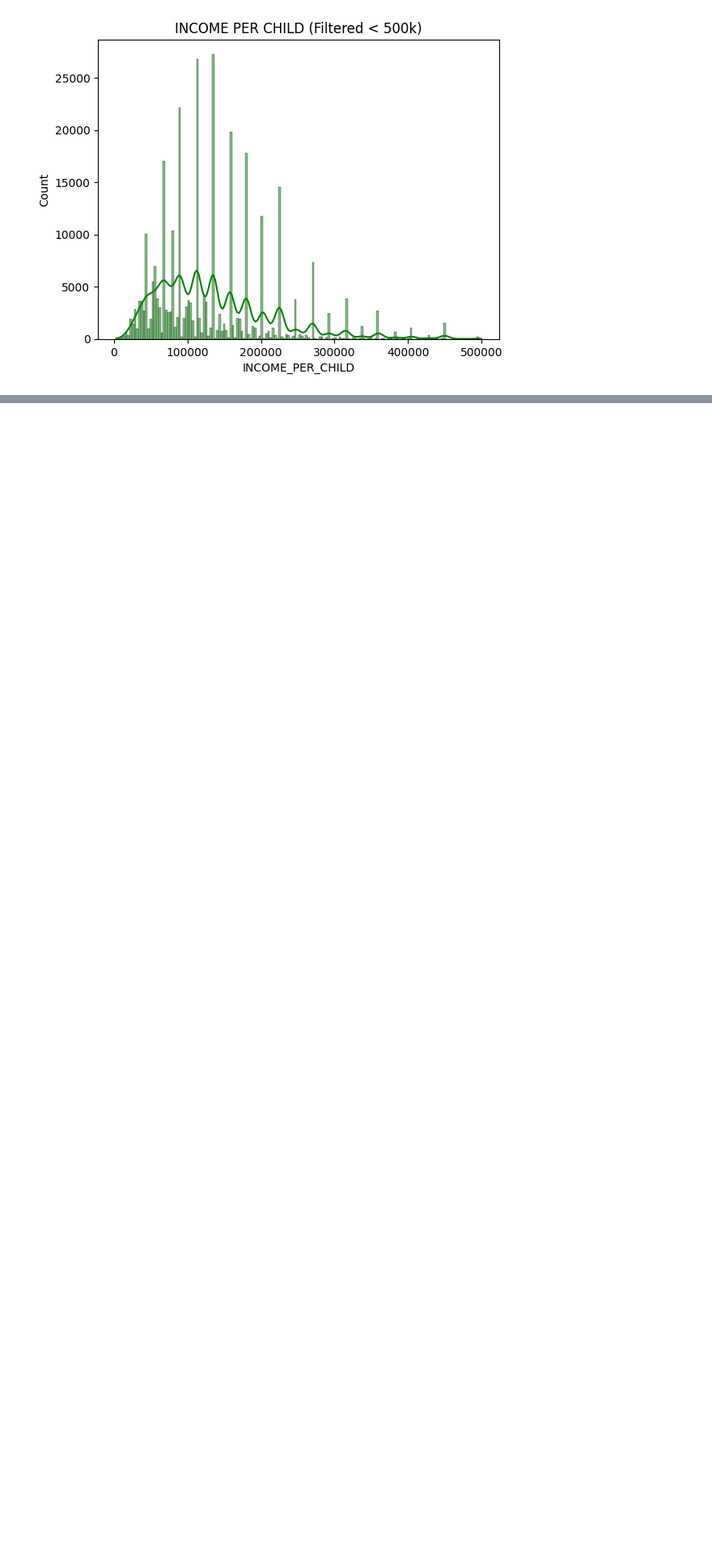
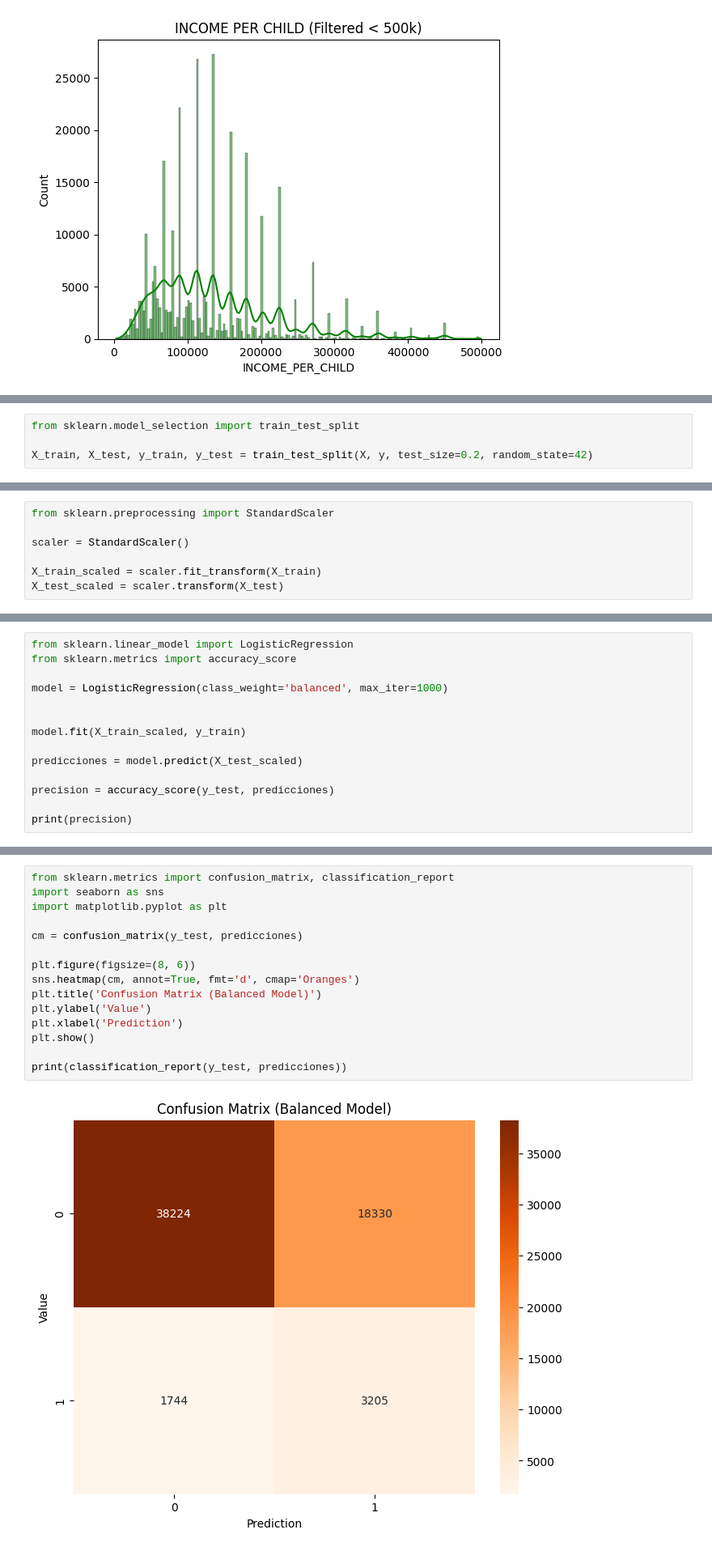
Before and after one commit to aviollaz/end-to-end-credit-scoring, a Jupyter notebook: notebooks/notebook.ipynb, the cells around one changed output, grey strips where cells are left out. Shown at 81% size. Cells and saved outputs as stored; diff of their text form; blank space fills up the shorter version.

```diff
--- a/notebooks/notebook.ipynb
+++ b/notebooks/notebook.ipynb
@@ -97,0 +147,4 @@ plt.show()
+# %%
+from sklearn.model_selection import train_test_split
+
+X_train, X_test, y_train, y_test = train_test_split(X, y, test_size=0.2, random_state=42)
@@ -97,0 +164,7 @@ plt.show()
+# %%
+from sklearn.preprocessing import StandardScaler
+
+scaler = StandardScaler()
+
+X_train_scaled = scaler.fit_transform(X_train)
+X_test_scaled = scaler.transform(X_test)
@@ -97,0 +173,14 @@ plt.show()
+# %%
+from sklearn.linear_model import LogisticRegression
+from sklearn.metrics import accuracy_score
+
+model = LogisticRegression(class_weight='balanced', max_iter=1000)
+
+
+model.fit(X_train_scaled, y_train)
+
+predicciones = model.predict(X_test_scaled)
+
+precision = accuracy_score(y_test, predicciones)
+
+print(precision)
@@ -97,0 +190,17 @@ plt.show()
+# %%
+from sklearn.metrics import confusion_matrix, classification_report
+import seaborn as sns
+import matplotlib.pyplot as plt
+
+cm = confusion_matrix(y_test, predicciones)
+
+plt.figure(figsize=(8, 6))
+sns.heatmap(cm, annot=True, fmt='d', cmap='Oranges')
+plt.title('Confusion Matrix (Balanced Model)')
+plt.ylabel('Value')
+plt.xlabel('Prediction')
+plt.show()
+
+print(classification_report(y_test, predicciones))
+# %% [output]
+[figure, added]
```
Also changed, not shown: parts of 11 cells of this notebook.
